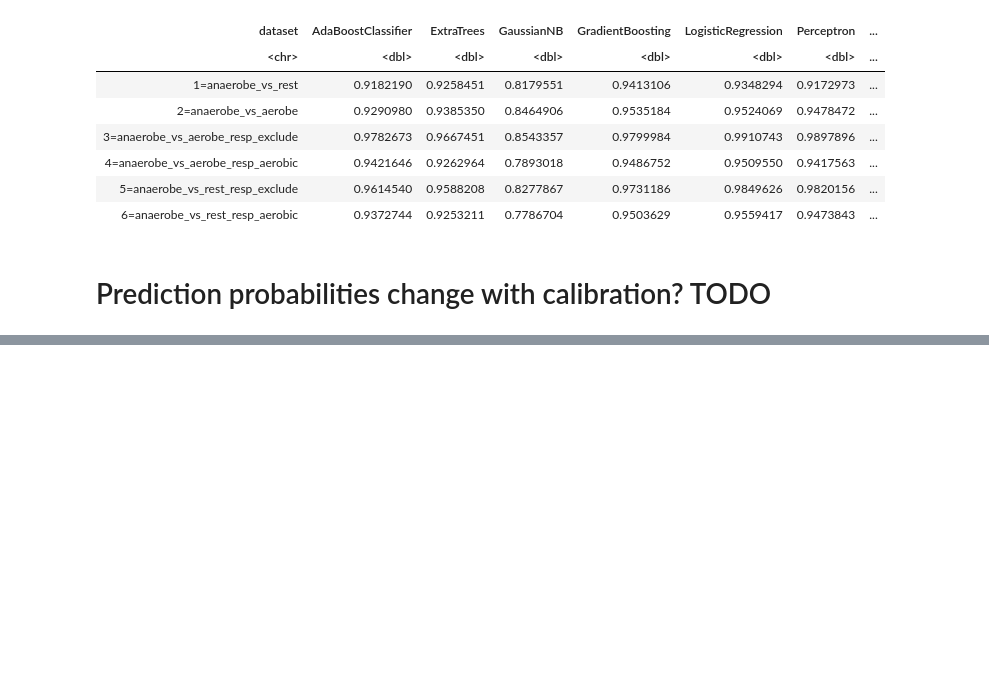
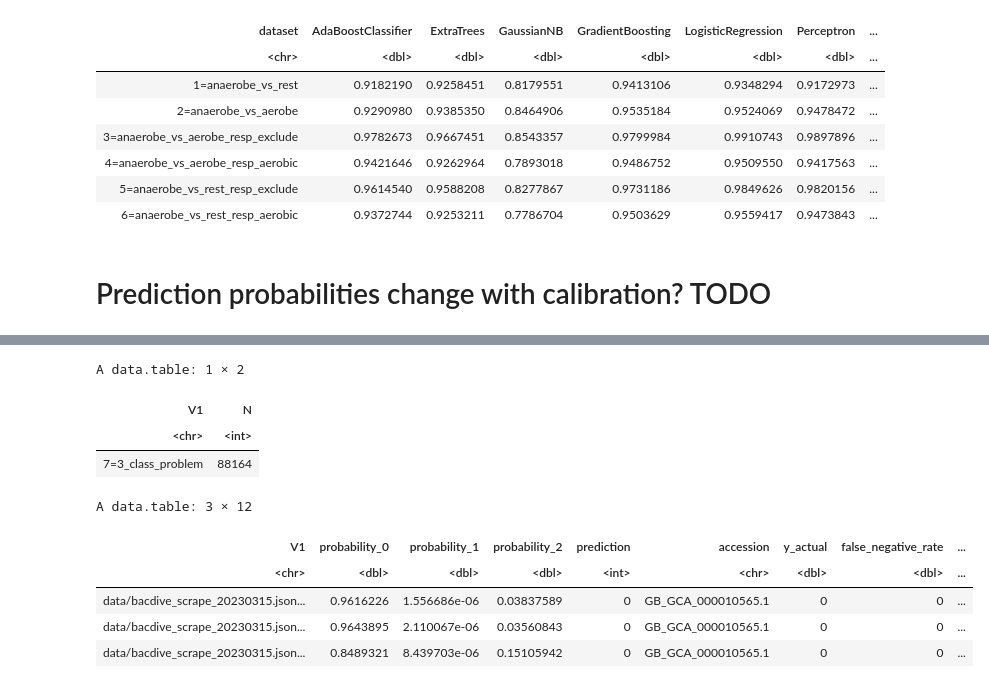
Before and after one commit to wwood/bacterial_dating_aerobic_predictor, a Jupyter notebook: 12_inspect_cross_validation.ipynb, the cells around one changed output, grey strips where cells are left out. Saved outputs shown, nothing was run; the diff lists cells and outputs as text; code cells hidden in the pictures; blank space fills up the shorter version.

```diff
--- a/12_inspect_cross_validation.ipynb
+++ b/12_inspect_cross_validation.ipynb
@@ -142,0 +179,15 @@ A data.table: 6 × 9
+# %%
+d[dataset == 'bacdive_scrape_20230315.json.parsed.anaerobe_vs_rest.with_cyanos.apply_respiration_gene_new_class', dataset2 := '7=3_class_problem']
+data.table(table(d$dataset2))
+d[1:3]
+# %% [output]
+A data.table: 1 × 2
+| V1 | N |
+| <chr> | <int> |
+| 7=3_class_problem | 88164 |
+A data.table: 3 × 12
+| V1 | probability_0 | probability_1 | probability_2 | prediction | accession | y_actual | false_negative_rate | ... |
+| <chr> | <dbl> | <dbl> | <dbl> | <int> | <chr> | <dbl> | <dbl> | ... |
+| data/bacdive_scrape_20230315.json... | 0.9616226 | 1.556686e-06 | 0.03837589 | 0 | GB_GCA_000010565.1 | 0 | 0 | ... |
+| data/bacdive_scrape_20230315.json... | 0.9643895 | 2.110067e-06 | 0.03560843 | 0 | GB_GCA_000010565.1 | 0 | 0 | ... |
+| data/bacdive_scrape_20230315.json... | 0.8489321 | 8.439703e-06 | 0.15105942 | 0 | GB_GCA_000010565.1 | 0 | 0 | ... |
```
Also changed, not shown: parts of 11 cells of this notebook, 7 other files.
